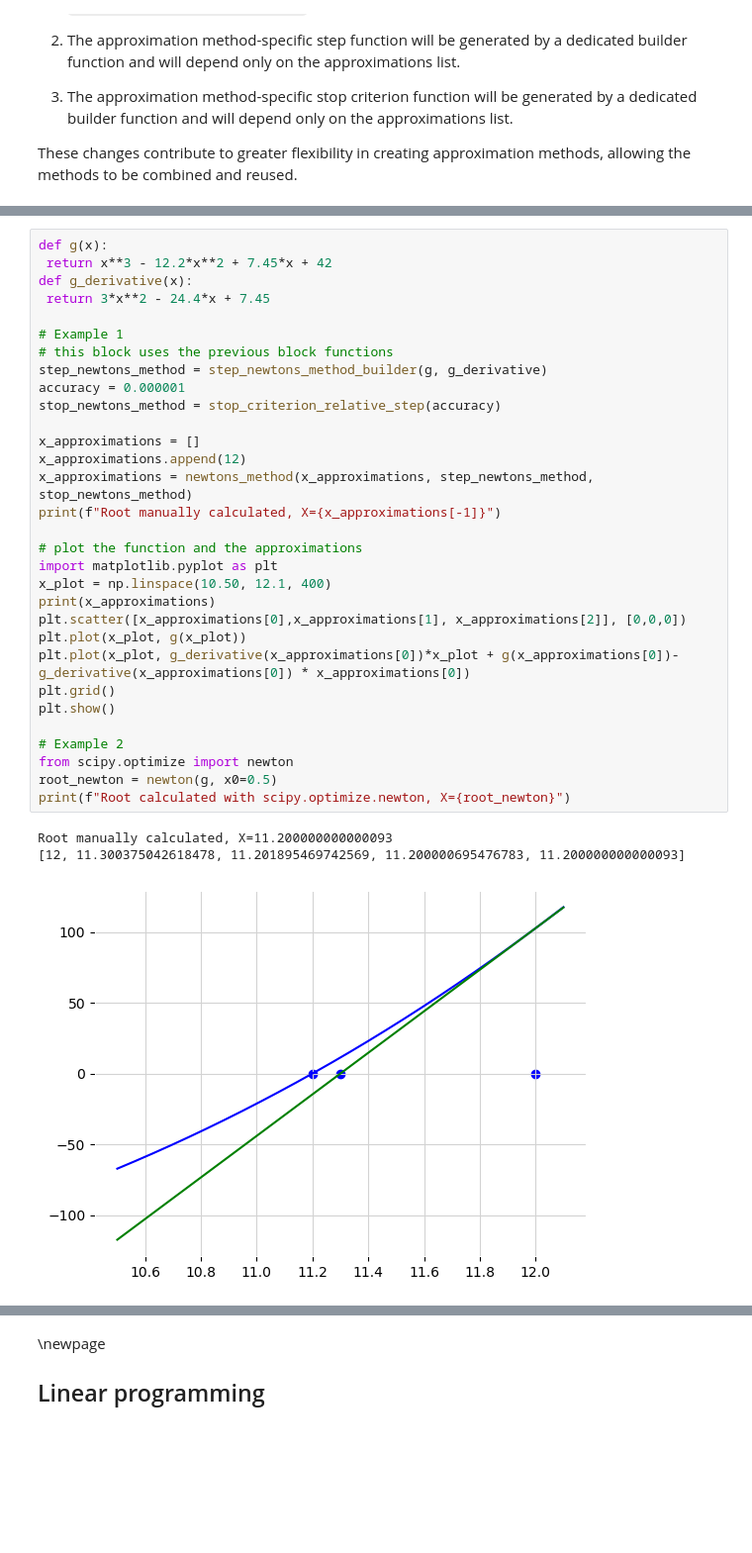
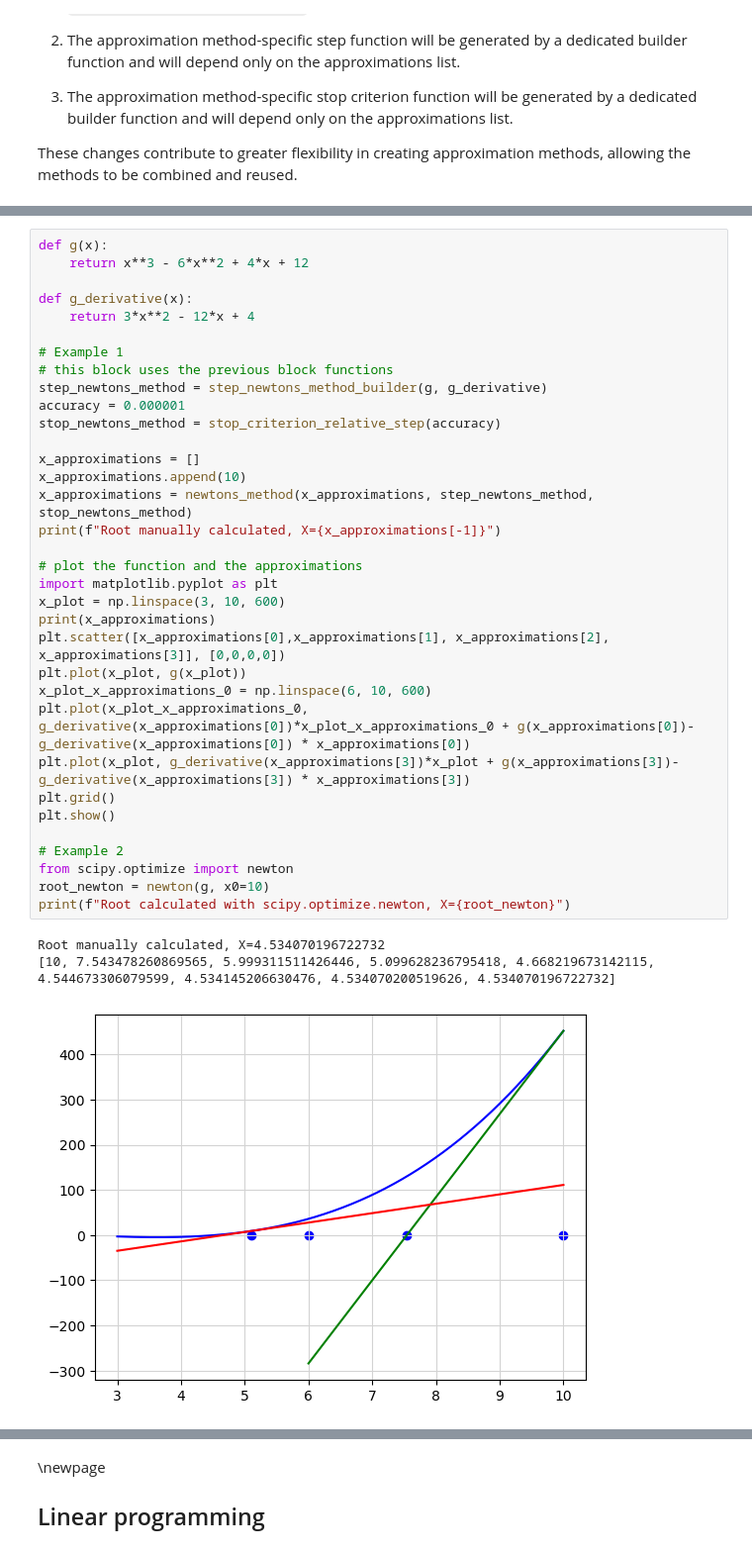
Before and after one commit to mgrabul/optimization-methods, a Jupyter notebook: optimizationmethods.ipynb, the cells around one changed output, grey strips where cells are left out. Shown at 99% size. Cells and saved outputs as stored; diff of their text form; blank space fills up the shorter version.

```diff
--- a/optimizationmethods.ipynb
+++ b/optimizationmethods.ipynb
@@ -1813,35 +1824,38 @@ $$
 # %%
 def g(x):
- return x**3 - 12.2*x**2 + 7.45*x + 42
+    return x**3 - 6*x**2 + 4*x + 12
+
 def g_derivative(x):
- return 3*x**2 - 24.4*x + 7.45
+    return 3*x**2 - 12*x + 4
 
 # Example 1
 # this block uses the previous block functions
 step_newtons_method = step_newtons_method_builder(g, g_derivative)
 accuracy = 0.000001
 stop_newtons_method = stop_criterion_relative_step(accuracy)
 
 x_approximations = []
-x_approximations.append(12)
+x_approximations.append(10)
 x_approximations = newtons_method(x_approximations, step_newtons_method, stop_newtons_method)
 print(f"Root manually calculated, X={x_approximations[-1]}")
 
 # plot the function and the approximations
 import matplotlib.pyplot as plt
-x_plot = np.linspace(10.50, 12.1, 400)
+x_plot = np.linspace(3, 10, 600)
 print(x_approximations)
-plt.scatter([x_approximations[0],x_approximations[1], x_approximations[2]], [0,0,0])
+plt.scatter([x_approximations[0],x_approximations[1], x_approximations[2], x_approximations[3]], [0,0,0,0])
 plt.plot(x_plot, g(x_plot))
-plt.plot(x_plot, g_derivative(x_approximations[0])*x_plot + g(x_approximations[0])- g_derivative(x_approximations[0]) * x_approximations[0])
+x_plot_x_approximations_0 = np.linspace(6, 10, 600)
+plt.plot(x_plot_x_approximations_0, g_derivative(x_approximations[0])*x_plot_x_approximations_0 + g(x_approximations[0])- g_derivative(x_approximations[0]) * x_approximations[0])
+plt.plot(x_plot, g_derivative(x_approximations[3])*x_plot + g(x_approximations[3])- g_derivative(x_approximations[3]) * x_approximations[3])
 plt.grid()
 plt.show()
 
 # Example 2
 from scipy.optimize import newton
-root_newton = newton(g, x0=0.5)
+root_newton = newton(g, x0=10)
 print(f"Root calculated with scipy.optimize.newton, X={root_newton}")
 # %% [output]
-Root manually calculated, X=11.200000000000093
-[12, 11.300375042618478, 11.201895469742569, 11.200000695476783, 11.200000000000093]
+Root manually calculated, X=4.534070196722732
+[10, 7.543478260869565, 5.999311511426446, 5.099628236795418, 4.668219673142115, 4.544673306079599, 4.534145206630476, 4.534070200519626, 4.534070196722732]
-[figure, old version]
+[figure, new version]
```
Also changed, not shown: parts of 25 cells of this notebook.
